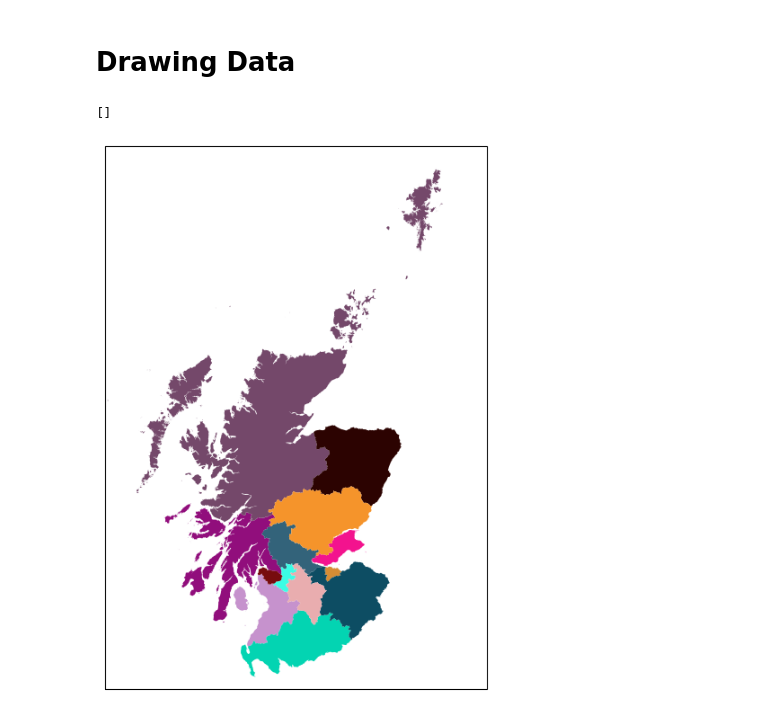
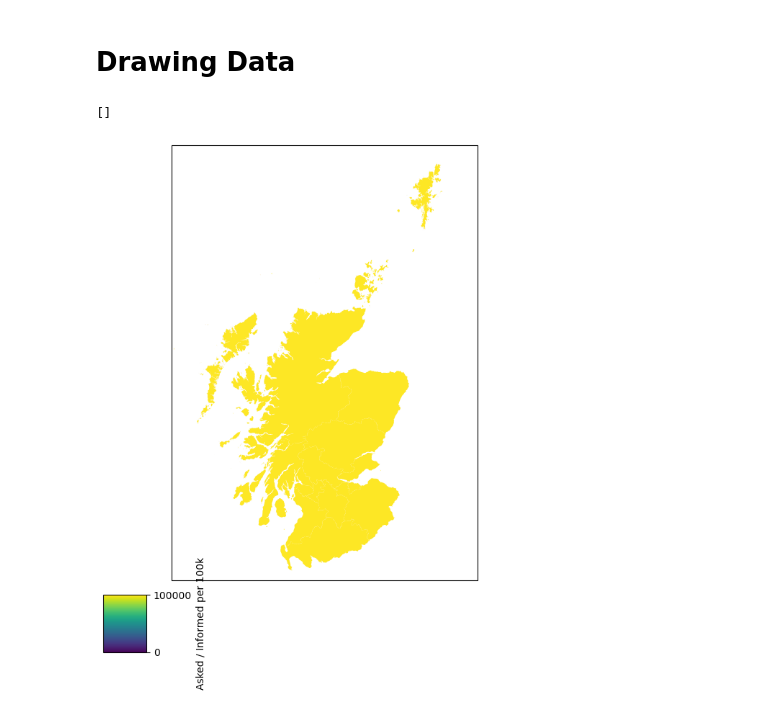
Before and after one commit to groegercesg/CovidEnforcementScotland, a Jupyter notebook: map.ipynb, the cells around one changed output. Cells and saved outputs as stored; diff of their text form; code cells hidden in the pictures.

Commit message:
Data processed, now onto drawing. Having fun battling a colourmap

```diff
--- a/map.ipynb
+++ b/map.ipynb
@@ -36,3 +41,12 @@ if (raw_data.isnull().sum().sum() != 0):
     raise ValueError("We have NaNs in our dataframe")
 # %% [markdown]
 ## Group by Division - across all time
+# %%
+division_grouped = raw_data.groupby('Division Letter', as_index=False
+                                ).agg(
+                                {"Asked / Informed": "sum",
+                                "Warned / Instructed": "sum",
+                                "Removed from Place or Premises": "sum",
+                                "FPN": "sum",
+                                "Arrested": "sum",
+                                })
@@ -38,0 +109,9 @@ if (raw_data.isnull().sum().sum() != 0):
+# %%
+division_data = pd.merge(division_grouped, div_pop_data, on='Division Letter')
+
+division_data['Asked / Informed per 100k'] = division_data.apply (lambda row: row['Asked / Informed']/(row['Population'] / 100000) if row['Population'] > 0 else 0, axis=1)
+division_data['Warned / Instructed per 100k'] = division_data.apply (lambda row: row['Warned / Instructed']/(row['Population'] / 100000) if row['Population'] > 0 else 0, axis=1)
+division_data['Removed from Place or Premises per 100k'] = division_data.apply (lambda row: row['Removed from Place or Premises']/(row['Population'] / 100000) if row['Population'] > 0 else 0, axis=1)
+division_data['FPN per 100k'] = division_data.apply (lambda row: row['FPN']/(row['Population'] / 100000) if row['Population'] > 0 else 0, axis=1)
+division_data['Arrested per 100k'] = division_data.apply (lambda row: row['Arrested']/(row['Population'] / 100000) if row['Population'] > 0 else 0, axis=1)
+division_data.head(15)
@@ -41,28 +135,60 @@ if (raw_data.isnull().sum().sum() != 0):
 # %%
 # Creating new figure and axes instances
 fig = plt.figure(figsize=(6,8), dpi=100)
 projectionPARAM = ccrs.TransverseMercator(central_longitude=-2.0, central_latitude=49.0, false_easting=400000.0, false_northing=-100000.0, scale_factor=0.9996012717, approx=False)
 ax = fig.add_subplot(1, 1, 1, projection=projectionPARAM)
-ax.set_extent([-8, 0, 54.5, 61]) # Ideal coordinate map range for plotting Scotland
+
+
+police_dict = (division_data[['Division Letter', 'Asked / Informed per 100k']].set_index('Division Letter').T.to_dict('r'))[0]
+
+cmap = get_cmap('viridis')
 
 # Downloaded from: https://spatialdata.gov.scot/geonetwork/srv/eng/catalog.search;jsessionid=61F713CF39B3EE2F440F48E9C31BA806#/metadata/4364af71-167a-4236-b5a0-bd4109913231
 area_file = os.path.join(os.getcwd(), 'datasets', 'ScottishPoliceDivisions', 'SG_ScottishPoliceDivisions_2019.shp')
 police_divisions = shapereader.Reader(area_file)
 
 for record in police_divisions.records():
-    name = record.attributes['PDivName']
+    code = record.attributes['AdminCode']
+    police_entry = police_dict.get(code, -1)
+    if police_entry == -1:
+        police_color = "Silver"
+    else:
+        police_color = cmap(police_entry)
     ax.add_geometries(
             [record.geometry],
-            facecolor=numpy.random.rand(3,),
+            #facecolor=numpy.random.rand(3,),
+            facecolor=police_color,
             linewidth=0,
             crs=projectionPARAM,
     )
 
+# Add the colorbar axes anywhere in the figure. Its position will be
+# re-calculated at each figure resize.
+cbar_ax = fig.add_axes([0, 0, 0.1, 0.1])
+
+def resize_colobar(event):
+    plt.draw()
+
+    posn = ax.get_position()
+    cbar_ax.set_position([posn.x0 + posn.width + 0.01, posn.y0,
+                          0.04, posn.height])
+
+fig.canvas.mpl_connect('resize_event', resize_colobar)
+
+norm = colors.Normalize(vmin=-1, vmax=100000.)
+cb = plt.colorbar(cm.ScalarMappable(norm=norm, cmap=cmap), cax=cbar_ax)
+
+#sm = plt.cm.ScalarMappable(cmap=cmap)
+#sm._A = []
+#cb = plt.colorbar(sm, fraction=0.075, pad=0.04)
+cb.set_label("Asked / Informed per 100k")
+
+ax.set_extent([-8, 0, 54.5, 61]) # Ideal coordinate map range for plotting Scotland
 plt.plot()
 
 ###
 # Copyright Scottish Government, contains Ordnance Survey data © Crown copyright and database right (2021)
 ###
 # %% [output]
 []
-[figure, old version]
+[figure, new version]
```
Also changed, not shown: parts of 6 cells of this notebook, 12 other files.
